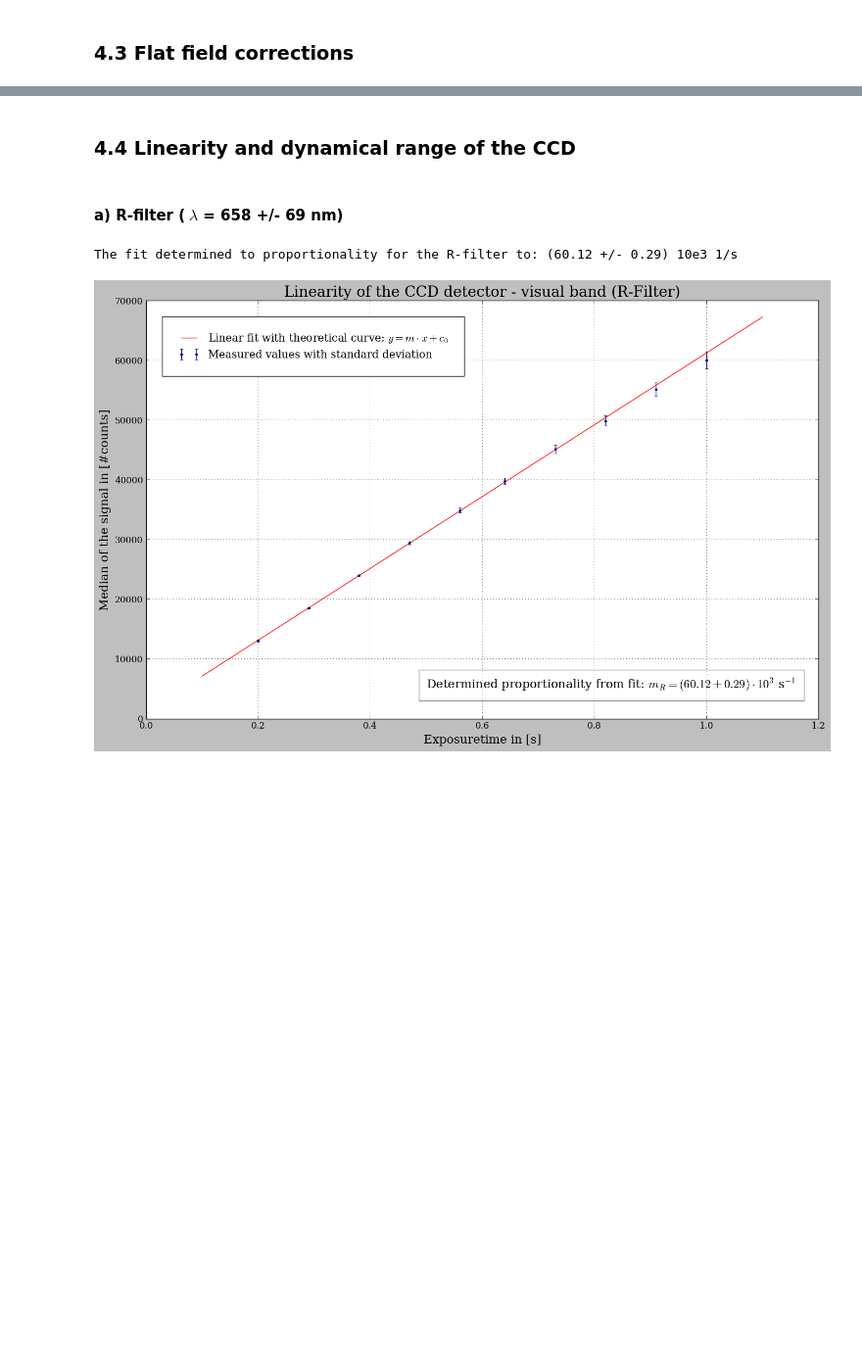
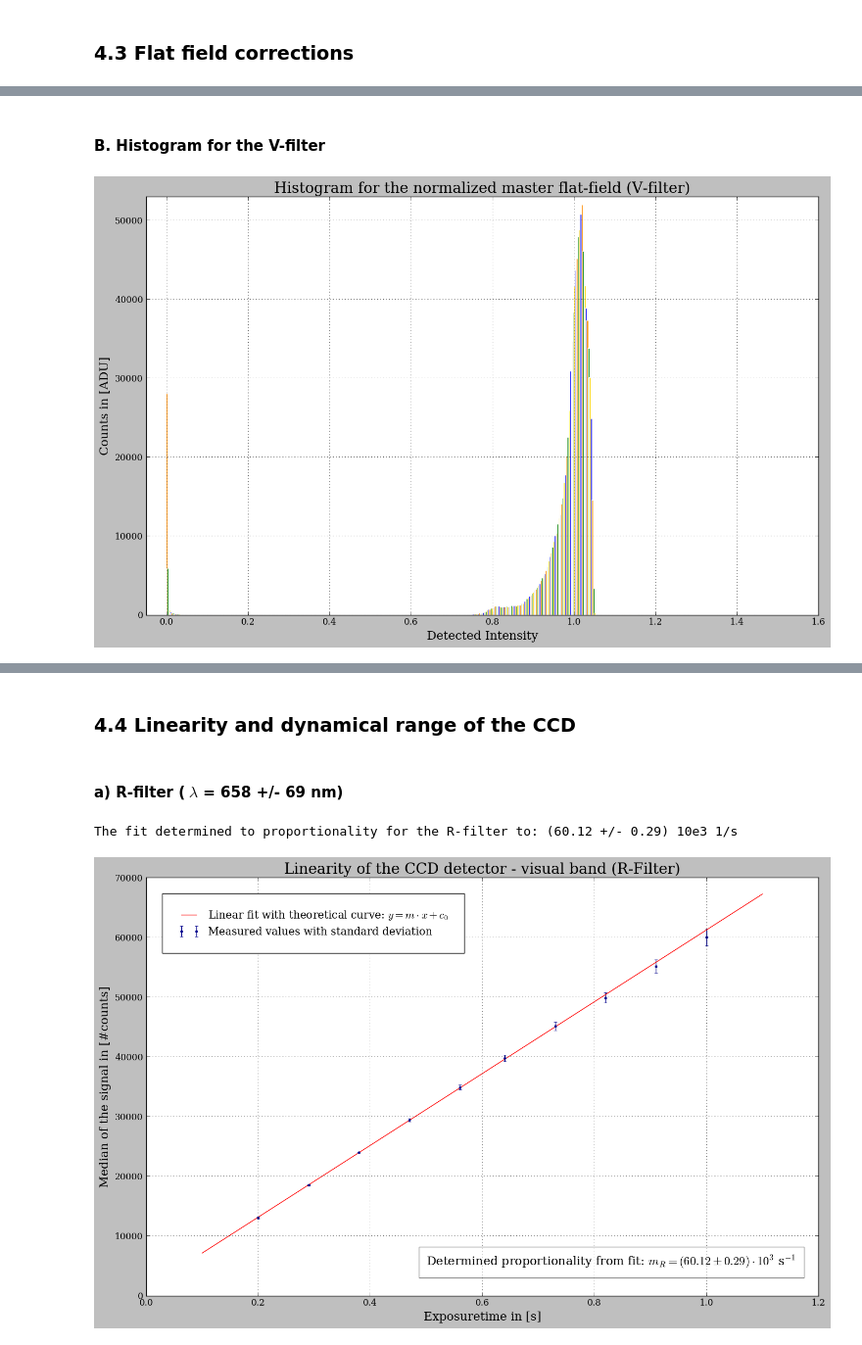
Before and after one commit to mathieukaltschmidt/FP-physics-lab-course, a Jupyter notebook: F30 Stellar CCD-Photometry/Python /TelescopeDATA.ipynb, the cells around one changed output, grey strips where cells are left out. Shown: that part at 98% size. Saved outputs shown, nothing was run; the diff lists cells and outputs as text; code cells hidden in the pictures; blank space fills up the shorter version.

```diff
--- a/F30 Stellar CCD-Photometry/Python /TelescopeDATA.ipynb
+++ b/F30 Stellar CCD-Photometry/Python /TelescopeDATA.ipynb
@@ -132,0 +148,19 @@ plt.bar(binsV,xV,width=0.004,edgecolor = 'w')
+# %% [markdown]
+#### B. Histogram for the V-filter
+# %%
+#Plotting V
+
+plt.bar(binsV,xV,width=0.004,edgecolor = 'w',color = colors)
+plt.xlim(-0.05,1.6)
+plt.ylim(0,53000)
+
+plt.title("Histogram for the normalized master flat-field (V-filter)", size = 20)
+plt.ylabel(r'Counts in [ADU]', size=16)
+plt.xlabel(r'Detected Intensity', size=16)
+plt.grid(ls='dotted')
+
+#Saving figure
+plt.tight_layout()
+plt.savefig('Plots/histV.pdf', format='PDF')
+# %% [output]
+[figure, added]
```
Also changed, not shown: parts of 22 cells of this notebook, 43 other files.
